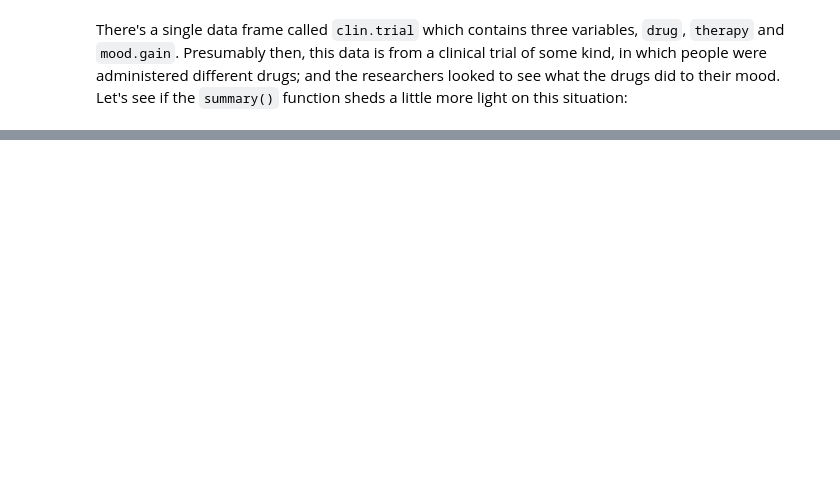
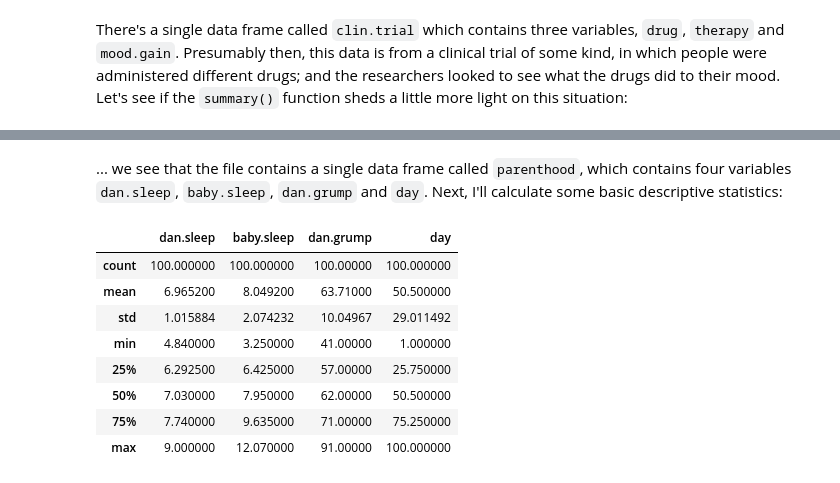
Before and after one commit to ethanweed/pythonbook, a Jupyter notebook: Chapters/03.05-descriptives.ipynb, the cells around one changed output, grey strips where cells are left out. Saved outputs shown, nothing was run; the diff lists cells and outputs as text; code cells hidden in the pictures; blank space fills up the shorter version.

```diff
--- a/Chapters/03.05-descriptives.ipynb
+++ b/Chapters/03.05-descriptives.ipynb
@@ -1382,0 +766,14 @@ Thus it is no small thing to say that the first task of the statistician and the
+# %% [markdown]
+... we see that the file contains a single data frame called `parenthood`, which contains four variables `dan.sleep`, `baby.sleep`, `dan.grump` and `day`. Next, I'll calculate some basic descriptive statistics:
+# %%
+parenthood.describe()
+# %% [output]
+|  | dan.sleep | baby.sleep | dan.grump | day |
+| count | 100.000000 | 100.000000 | 100.00000 | 100.000000 |
+| mean | 6.965200 | 8.049200 | 63.71000 | 50.500000 |
+| std | 1.015884 | 2.074232 | 10.04967 | 29.011492 |
+| min | 4.840000 | 3.250000 | 41.00000 | 1.000000 |
+| 25% | 6.292500 | 6.425000 | 57.00000 | 25.750000 |
+| 50% | 7.030000 | 7.950000 | 62.00000 | 50.500000 |
+| 75% | 7.740000 | 9.635000 | 71.00000 | 75.250000 |
+| max | 9.000000 | 12.070000 | 91.00000 | 100.000000 |
```
Also changed, not shown: parts of 11 cells of this notebook, 2 other files.
